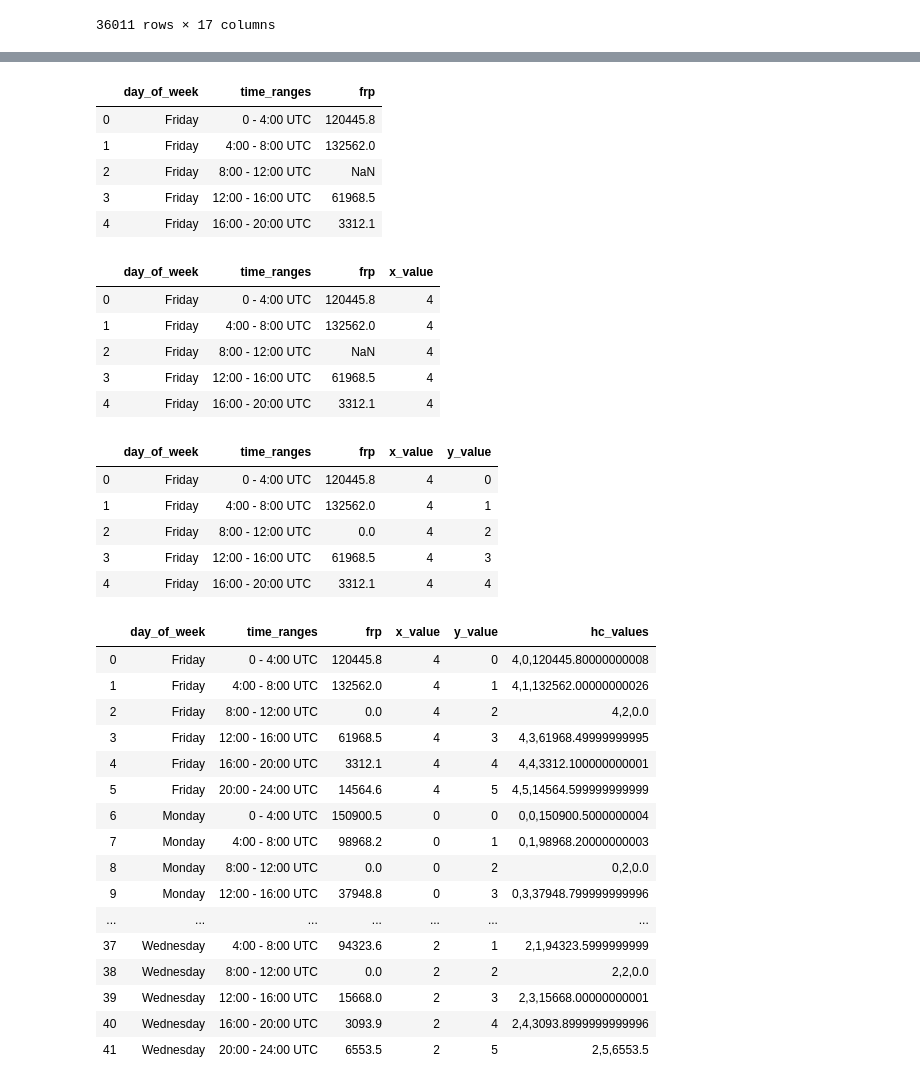
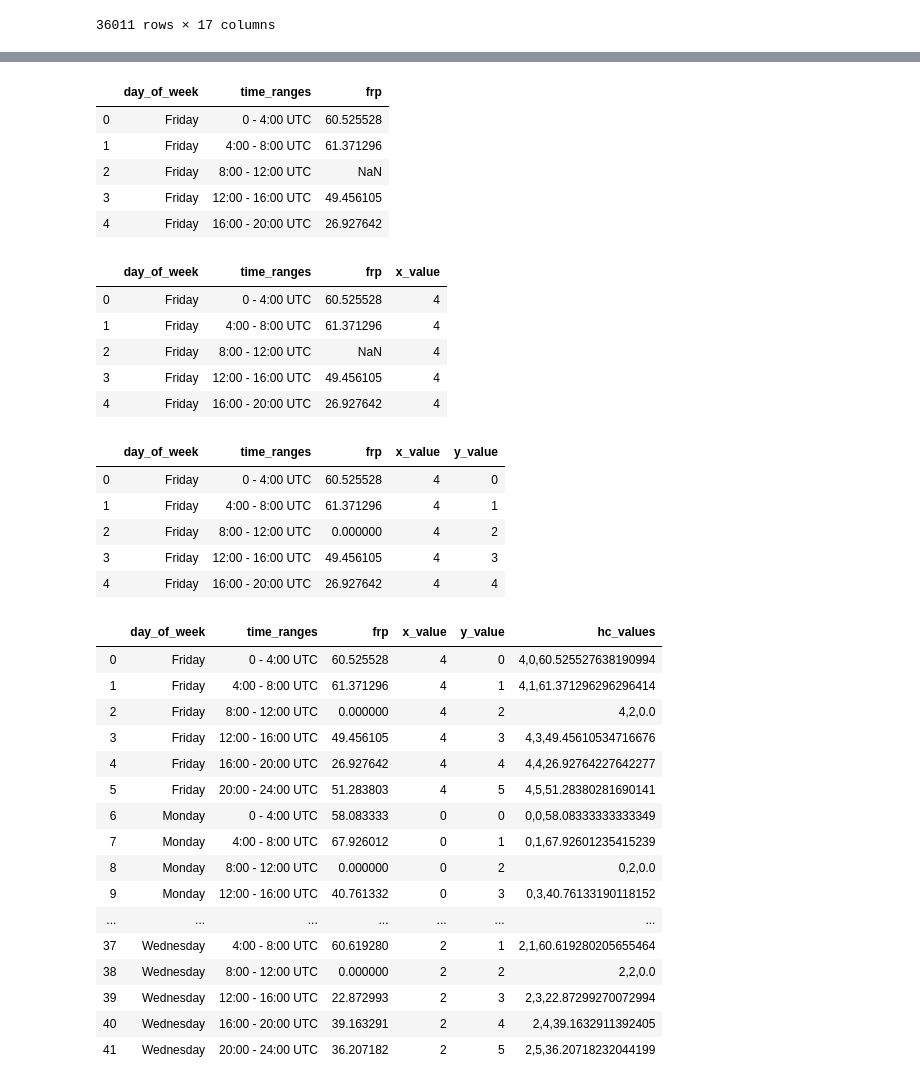
Before and after one commit to alyssamoyer/project_two_bootcamp, a Jupyter notebook: data_cleaning.ipynb, the cells around one changed output, grey strips where cells are left out. Cells and saved outputs as stored; diff of their text form; code cells hidden in the pictures.

Commit message:
updated grouped csv

```diff
--- a/data_cleaning.ipynb
+++ b/data_cleaning.ipynb
@@ -95,15 +97,15 @@ df_M6.to_csv('fire_archive_M6_96619_clean.csv')
 # %%
 #group the dataframe by day of week and time bins
-df_M6_grouped = df_M6.groupby(['day_of_week', 'time_ranges'])['frp'].sum().reset_index()
+df_M6_grouped = df_M6.groupby(['day_of_week', 'time_ranges'])['frp'].mean().reset_index()
 
 df_M6_grouped.head()
 # %% [output]
 |  | day_of_week | time_ranges | frp |
-| 0 | Friday | 0 - 4:00 UTC | 120445.8 |
-| 1 | Friday | 4:00 - 8:00 UTC | 132562.0 |
+| 0 | Friday | 0 - 4:00 UTC | 60.525528 |
+| 1 | Friday | 4:00 - 8:00 UTC | 61.371296 |
 | 2 | Friday | 8:00 - 12:00 UTC | NaN |
-| 3 | Friday | 12:00 - 16:00 UTC | 61968.5 |
-| 4 | Friday | 16:00 - 20:00 UTC | 3312.1 |
+| 3 | Friday | 12:00 - 16:00 UTC | 49.456105 |
+| 4 | Friday | 16:00 - 20:00 UTC | 26.927642 |
 # %%
 #loop through dataframe and add a new column for the x values based on the day of week. The x values will be used in high charts.
 index_count = 0;
@@ -129,11 +131,11 @@ for rows in df_M6_grouped.iterrows():
 df_M6_grouped.head()
 # %% [output]
 |  | day_of_week | time_ranges | frp | x_value |
-| 0 | Friday | 0 - 4:00 UTC | 120445.8 | 4 |
-| 1 | Friday | 4:00 - 8:00 UTC | 132562.0 | 4 |
+| 0 | Friday | 0 - 4:00 UTC | 60.525528 | 4 |
+| 1 | Friday | 4:00 - 8:00 UTC | 61.371296 | 4 |
 | 2 | Friday | 8:00 - 12:00 UTC | NaN | 4 |
-| 3 | Friday | 12:00 - 16:00 UTC | 61968.5 | 4 |
-| 4 | Friday | 16:00 - 20:00 UTC | 3312.1 | 4 |
+| 3 | Friday | 12:00 - 16:00 UTC | 49.456105 | 4 |
+| 4 | Friday | 16:00 - 20:00 UTC | 26.927642 | 4 |
 # %%
 #loop through the dataframe and add a new column for the y value based on time bins. The y value will be used in high charts.
 index_count = 0;
@@ -158,11 +160,11 @@ df_M6_grouped ['frp'] = df_M6_grouped ['frp'] .fillna(value=0)
 df_M6_grouped.head()
 # %% [output]
 |  | day_of_week | time_ranges | frp | x_value | y_value |
-| 0 | Friday | 0 - 4:00 UTC | 120445.8 | 4 | 0 |
-| 1 | Friday | 4:00 - 8:00 UTC | 132562.0 | 4 | 1 |
-| 2 | Friday | 8:00 - 12:00 UTC | 0.0 | 4 | 2 |
-| 3 | Friday | 12:00 - 16:00 UTC | 61968.5 | 4 | 3 |
-| 4 | Friday | 16:00 - 20:00 UTC | 3312.1 | 4 | 4 |
+| 0 | Friday | 0 - 4:00 UTC | 60.525528 | 4 | 0 |
+| 1 | Friday | 4:00 - 8:00 UTC | 61.371296 | 4 | 1 |
+| 2 | Friday | 8:00 - 12:00 UTC | 0.000000 | 4 | 2 |
+| 3 | Friday | 12:00 - 16:00 UTC | 49.456105 | 4 | 3 |
+| 4 | Friday | 16:00 - 20:00 UTC | 26.927642 | 4 | 4 |
 # %%
 #Add a new column that concatinates the x, y , and frp value. This will be spilt in javascript.
 df_M6_grouped["hc_values"] = df_M6_grouped ["x_value"].astype(str) + "," + df_M6_grouped ["y_value"].astype(str) + "," + df_M6_grouped ["frp"].astype(str)
@@ -170,22 +172,22 @@ df_M6_grouped["hc_values"] = df_M6_grouped ["x_value"].astype(str) + "," + df_M6
 df_M6_grouped
 # %% [output]
 |  | day_of_week | time_ranges | frp | x_value | y_value | hc_values |
-| 0 | Friday | 0 - 4:00 UTC | 120445.8 | 4 | 0 | 4,0,120445.80000000008 |
-| 1 | Friday | 4:00 - 8:00 UTC | 132562.0 | 4 | 1 | 4,1,132562.00000000026 |
-| 2 | Friday | 8:00 - 12:00 UTC | 0.0 | 4 | 2 | 4,2,0.0 |
-| 3 | Friday | 12:00 - 16:00 UTC | 61968.5 | 4 | 3 | 4,3,61968.49999999995 |
-| 4 | Friday | 16:00 - 20:00 UTC | 3312.1 | 4 | 4 | 4,4,3312.100000000001 |
-| 5 | Friday | 20:00 - 24:00 UTC | 14564.6 | 4 | 5 | 4,5,14564.599999999999 |
-| 6 | Monday | 0 - 4:00 UTC | 150900.5 | 0 | 0 | 0,0,150900.5000000004 |
-| 7 | Monday | 4:00 - 8:00 UTC | 98968.2 | 0 | 1 | 0,1,98968.20000000003 |
-| 8 | Monday | 8:00 - 12:00 UTC | 0.0 | 0 | 2 | 0,2,0.0 |
-| 9 | Monday | 12:00 - 16:00 UTC | 37948.8 | 0 | 3 | 0,3,37948.799999999996 |
+| 0 | Friday | 0 - 4:00 UTC | 60.525528 | 4 | 0 | 4,0,60.525527638190994 |
+| 1 | Friday | 4:00 - 8:00 UTC | 61.371296 | 4 | 1 | 4,1,61.371296296296414 |
+| 2 | Friday | 8:00 - 12:00 UTC | 0.000000 | 4 | 2 | 4,2,0.0 |
+| 3 | Friday | 12:00 - 16:00 UTC | 49.456105 | 4 | 3 | 4,3,49.45610534716676 |
+| 4 | Friday | 16:00 - 20:00 UTC | 26.927642 | 4 | 4 | 4,4,26.92764227642277 |
+| 5 | Friday | 20:00 - 24:00 UTC | 51.283803 | 4 | 5 | 4,5,51.28380281690141 |
+| 6 | Monday | 0 - 4:00 UTC | 58.083333 | 0 | 0 | 0,0,58.08333333333349 |
+| 7 | Monday | 4:00 - 8:00 UTC | 67.926012 | 0 | 1 | 0,1,67.92601235415239 |
+| 8 | Monday | 8:00 - 12:00 UTC | 0.000000 | 0 | 2 | 0,2,0.0 |
+| 9 | Monday | 12:00 - 16:00 UTC | 40.761332 | 0 | 3 | 0,3,40.76133190118152 |
 | ... | ... | ... | ... | ... | ... | ... |
-| 37 | Wednesday | 4:00 - 8:00 UTC | 94323.6 | 2 | 1 | 2,1,94323.5999999999 |
-| 38 | Wednesday | 8:00 - 12:00 UTC | 0.0 | 2 | 2 | 2,2,0.0 |
-| 39 | Wednesday | 12:00 - 16:00 UTC | 15668.0 | 2 | 3 | 2,3,15668.00000000001 |
-| 40 | Wednesday | 16:00 - 20:00 UTC | 3093.9 | 2 | 4 | 2,4,3093.8999999999996 |
-| 41 | Wednesday | 20:00 - 24:00 UTC | 6553.5 | 2 | 5 | 2,5,6553.5 |
+| 37 | Wednesday | 4:00 - 8:00 UTC | 60.619280 | 2 | 1 | 2,1,60.619280205655464 |
+| 38 | Wednesday | 8:00 - 12:00 UTC | 0.000000 | 2 | 2 | 2,2,0.0 |
+| 39 | Wednesday | 12:00 - 16:00 UTC | 22.872993 | 2 | 3 | 2,3,22.87299270072994 |
+| 40 | Wednesday | 16:00 - 20:00 UTC | 39.163291 | 2 | 4 | 2,4,39.1632911392405 |
+| 41 | Wednesday | 20:00 - 24:00 UTC | 36.207182 | 2 | 5 | 2,5,36.20718232044199 |
 # %%
 # export the grouped dataframe as a csv
 df_M6_grouped.to_csv('fire_archive_M6_96619_group.csv')
```
Also changed, not shown: parts of 2 cells of this notebook, 2 other files.
